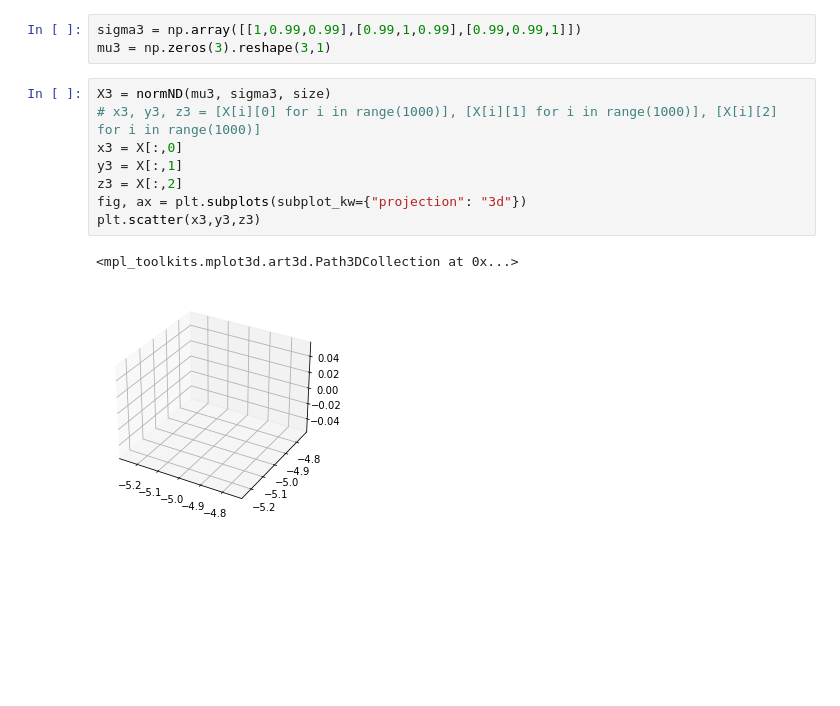
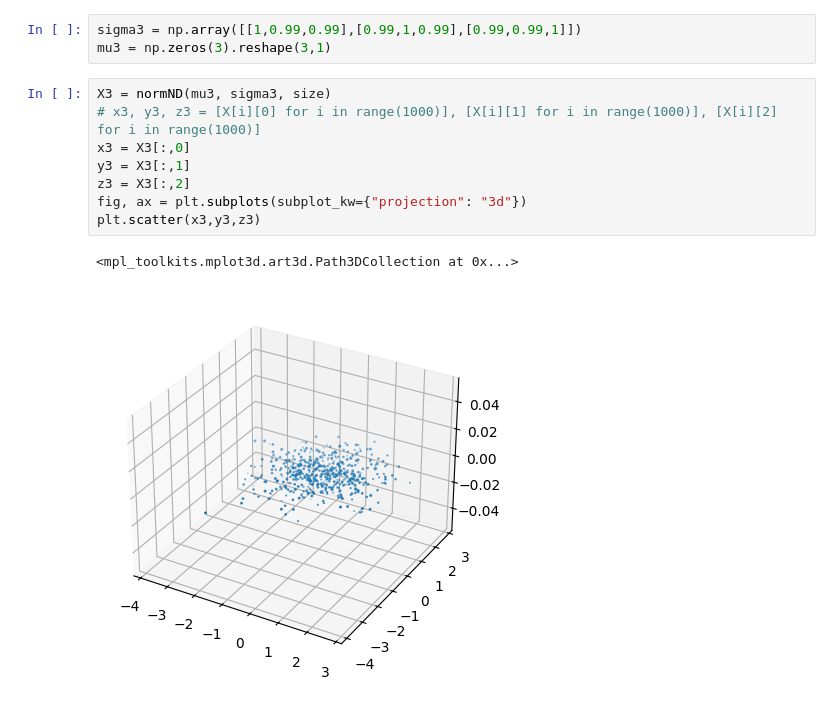
Before and after one commit to MariaNowacka/4-semestr, a Jupyter notebook: symulacje/Nowacka_Lista4_dod.ipynb, the cells around one changed output. Cells and saved outputs as stored; diff of their text form; blank space fills up the shorter version.

```diff
--- a/symulacje/Nowacka_Lista4_dod.ipynb
+++ b/symulacje/Nowacka_Lista4_dod.ipynb
@@ -83,11 +83,11 @@ mu3 = np.zeros(3).reshape(3,1)
 # %%
 X3 = normND(mu3, sigma3, size)
 # x3, y3, z3 = [X[i][0] for i in range(1000)], [X[i][1] for i in range(1000)], [X[i][2] for i in range(1000)]
-x3 = X[:,0]
-y3 = X[:,1]
-z3 = X[:,2]
+x3 = X3[:,0]
+y3 = X3[:,1]
+z3 = X3[:,2]
 fig, ax = plt.subplots(subplot_kw={"projection": "3d"})
 plt.scatter(x3,y3,z3)
 # %% [output]
 <mpl_toolkits.mplot3d.art3d.Path3DCollection at 0x...>
-[figure, old version]
+[figure, new version]
```
Also changed, not shown: parts of 2 cells of this notebook.
